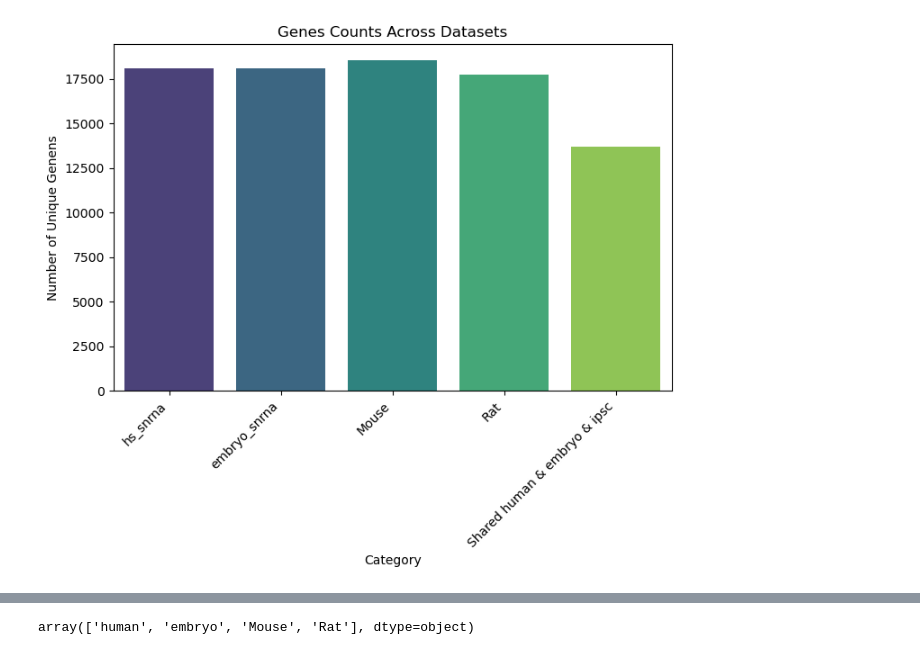
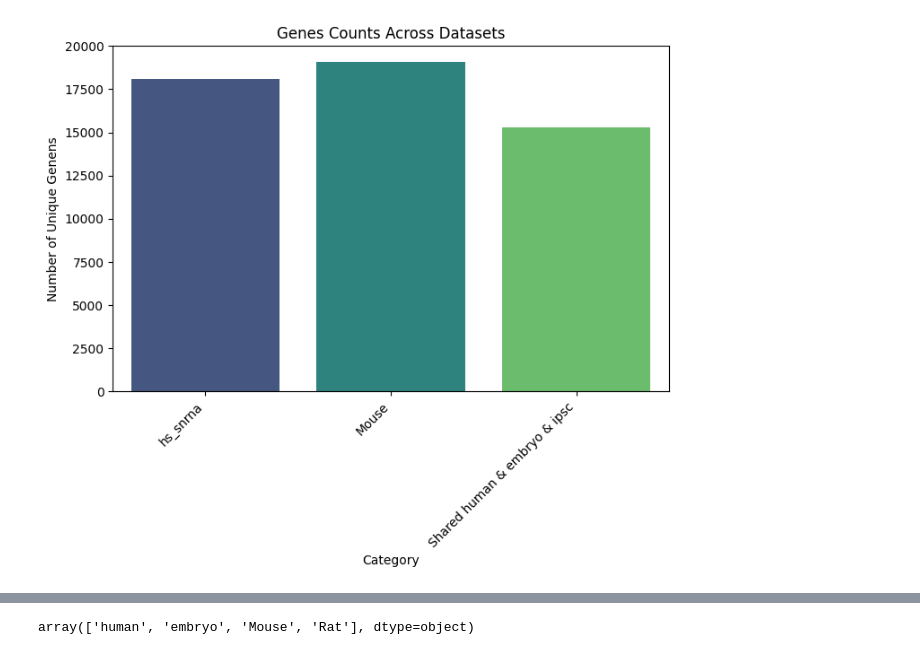
Before and after one commit to mehdijoodaki/Kidney_Emilia, a Jupyter notebook: flex_integration/Human_Mouse.ipynb, the cells around one changed output, grey strips where cells are left out. Cells and saved outputs as stored; diff of their text form; code cells hidden in the pictures.

```diff
--- a/flex_integration/Human_Mouse.ipynb
+++ b/flex_integration/Human_Mouse.ipynb
@@ -8,4 +8,4 @@ desired_path = '/data/scRNA/To_Mehdi/pan_data/rebuttal_science/2026-04-10/' # Or
 os.chdir(desired_path)
 # %%
-file_path = 'snRNA_new_new_filtered.h5ad'
+file_path = 'hu_kidney.h5ad'
 hs_snrna=sc.read_h5ad(file_path)
@@ -15,3 +12,3 @@ embryo_snrna=sc.read_h5ad(file_path)
 # %%
-file_path = 'mm_snrna_filtered_2.h5ad'
+file_path = 'mu_adenine.h5ad'
 mm_snrna=sc.read_h5ad(file_path)
@@ -28,39 +16,35 @@ rn_snrna=sc.read_h5ad(file_path)
 import scanpy as sc
 import pandas as pd
 import matplotlib.pyplot as plt
 import seaborn as sns
 
 # Assuming adata1, adata2, and adata3 are your AnnData objects
 donors_1 = set(hs_snrna.var_names.str.upper())
-donors_2 = set(embryo_snrna.var_names.str.upper())
-#donors_4 = set(sorted_data.var_names.str.upper())
-donors_5 = set(rn_snrna.var_names.str.upper())
 donors_3 = set(mm_snrna.var_names.str.upper())
 
 # Find shared donors
-shared_12 = donors_1 & donors_2  & donors_5 & donors_3
+shared_12 = donors_1 & donors_3
 
 # Count occurrences
 counts = {
     "hs_snrna": len(donors_1),
-    "embryo_snrna": len(donors_2),
      "Mouse": len(donors_3),
-     "Rat": len(donors_5),
+
 
     "Shared human & embryo & ipsc": len(shared_12),
 }
 
 # Convert to DataFrame
 df = pd.DataFrame(list(counts.items()), columns=["Category", "Count"])
 
 # Plot
 plt.figure(figsize=(8,5))
 sns.barplot(data=df, x="Category", y="Count", palette="viridis")
 plt.xticks(rotation=45, ha="right")
 plt.ylabel("Number of Unique Genens")
 plt.title("Genes Counts Across Datasets")
 plt.show()
 # %% [output]
-[figure, old version]
+[figure, new version]
 # %%
 hs_snrna.var_names=hs_snrna.var_names.str.upper()
```
Also changed, not shown: parts of 13 cells of this notebook.
